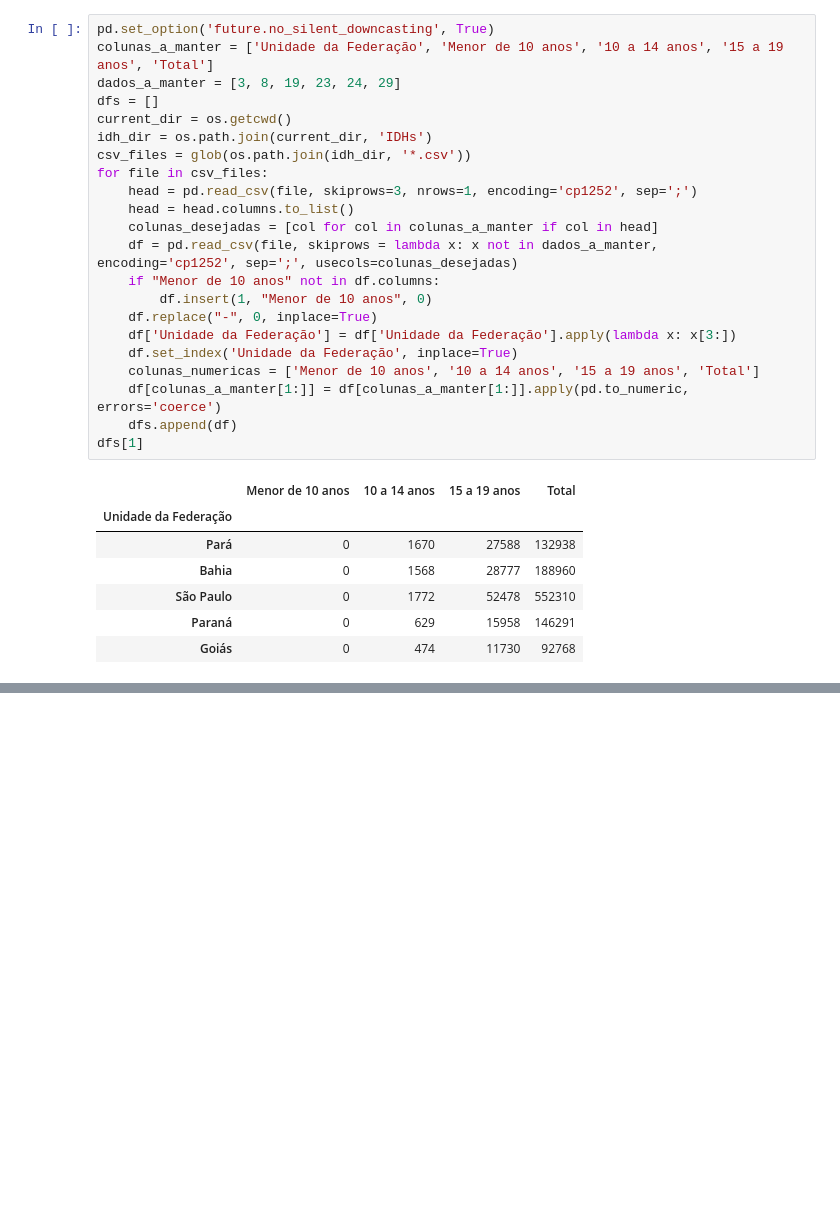
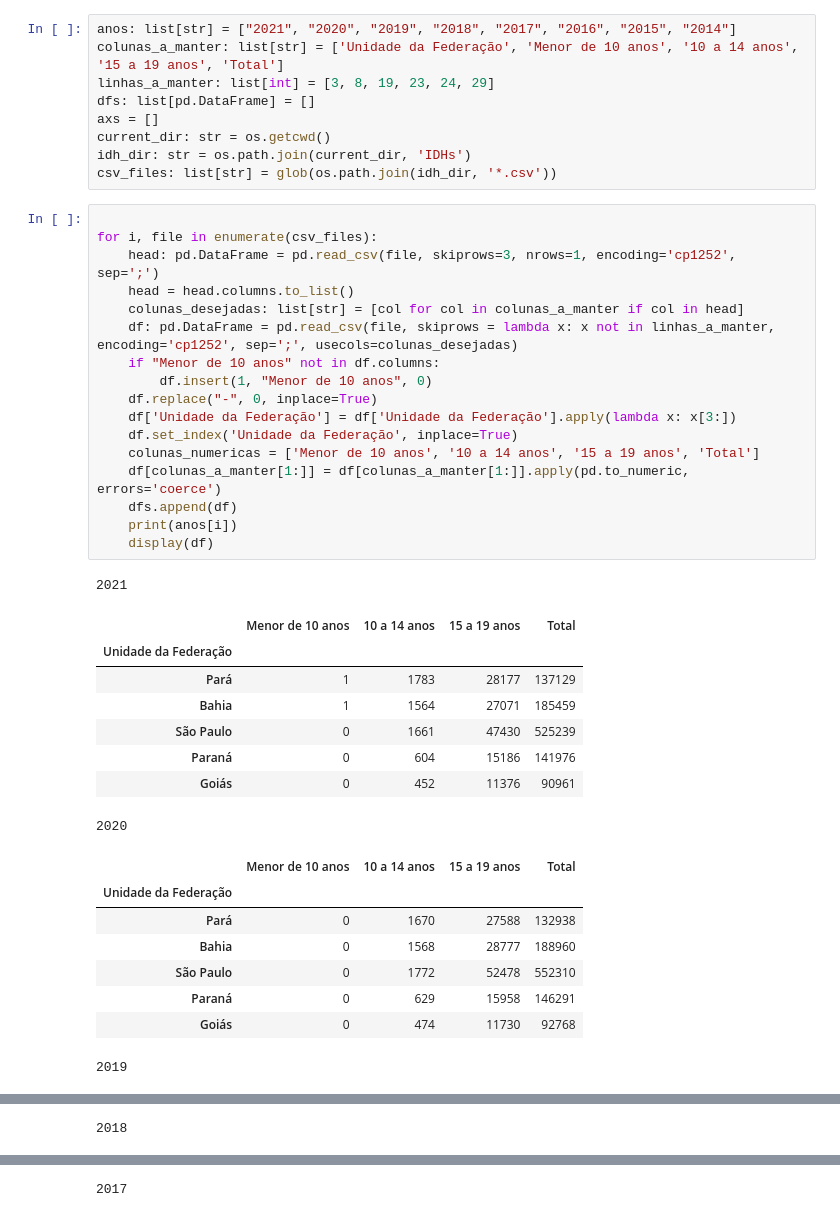
Before and after one commit to Twitche27/TDE-2024, a Jupyter notebook: grafico_Sinasc.ipynb, the cells around one changed output, grey strips where cells are left out. Cells and saved outputs as stored; diff of their text form; blank space fills up the shorter version.

```diff
--- a/grafico_Sinasc.ipynb
+++ b/grafico_Sinasc.ipynb
@@ -5,30 +7,44 @@ from glob import glob
+# %%
+anos: list[str] = ["2021", "2020", "2019", "2018", "2017", "2016", "2015", "2014"]
+colunas_a_manter: list[str] = ['Unidade da Federação', 'Menor de 10 anos', '10 a 14 anos', '15 a 19 anos', 'Total']
+linhas_a_manter: list[int] = [3, 8, 19, 23, 24, 29]
+dfs: list[pd.DataFrame] = []
+axs = []
+current_dir: str = os.getcwd()
+idh_dir: str = os.path.join(current_dir, 'IDHs')
+csv_files: list[str] = glob(os.path.join(idh_dir, '*.csv'))
 # %%
-pd.set_option('future.no_silent_downcasting', True)
-colunas_a_manter = ['Unidade da Federação', 'Menor de 10 anos', '10 a 14 anos', '15 a 19 anos', 'Total']
-dados_a_manter = [3, 8, 19, 23, 24, 29]
-dfs = []
-current_dir = os.getcwd()
-idh_dir = os.path.join(current_dir, 'IDHs')
-csv_files = glob(os.path.join(idh_dir, '*.csv'))
-for file in csv_files:
-    head = pd.read_csv(file, skiprows=3, nrows=1, encoding='cp1252', sep=';')
+
+for i, file in enumerate(csv_files):
+    head: pd.DataFrame = pd.read_csv(file, skiprows=3, nrows=1, encoding='cp1252', sep=';')
     head = head.columns.to_list()
-    colunas_desejadas = [col for col in colunas_a_manter if col in head]
-    df = pd.read_csv(file, skiprows = lambda x: x not in dados_a_manter, encoding='cp1252', sep=';', usecols=colunas_desejadas)
+    colunas_desejadas: list[str] = [col for col in colunas_a_manter if col in head]
+    df: pd.DataFrame = pd.read_csv(file, skiprows = lambda x: x not in linhas_a_manter, encoding='cp1252', sep=';', usecols=colunas_desejadas)
     if "Menor de 10 anos" not in df.columns:
         df.insert(1, "Menor de 10 anos", 0)
     df.replace("-", 0, inplace=True)
     df['Unidade da Federação'] = df['Unidade da Federação'].apply(lambda x: x[3:])
     df.set_index('Unidade da Federação', inplace=True)
     colunas_numericas = ['Menor de 10 anos', '10 a 14 anos', '15 a 19 anos', 'Total']
     df[colunas_a_manter[1:]] = df[colunas_a_manter[1:]].apply(pd.to_numeric, errors='coerce')
     dfs.append(df)
-dfs[1]
+    print(anos[i])
+    display(df)
 # %% [output]
+2021
 |  | Menor de 10 anos | 10 a 14 anos | 15 a 19 anos | Total |
 | Unidade da Federação |  |  |  |  |
-| Pará | 0 | 1670 | 27588 | 132938 |
-| Bahia | 0 | 1568 | 28777 | 188960 |
-| São Paulo | 0 | 1772 | 52478 | 552310 |
-| Paraná | 0 | 629 | 15958 | 146291 |
-| Goiás | 0 | 474 | 11730 | 92768 |
+| Pará | 1 | 1783 | 28177 | 137129 |
+| Bahia | 1 | 1564 | 27071 | 185459 |
+| São Paulo | 0 | 1661 | 47430 | 525239 |
+| Paraná | 0 | 604 | 15186 | 141976 |
+| Goiás | 0 | 452 | 11376 | 90961 |
+2020
+|  | Menor de 10 anos | 10 a 14 anos | 15 a 19 anos | Total |
+| Unidade da Federação |  |  |  |  |
+| Pará | 0 | 1670 | 27588 | 132938 |
+| Bahia | 0 | 1568 | 28777 | 188960 |
+| São Paulo | 0 | 1772 | 52478 | 552310 |
+| Paraná | 0 | 629 | 15958 | 146291 |
+| Goiás | 0 | 474 | 11730 | 92768 |
+2019
@@ -34,0 +58 @@ dfs[1]
+2018
@@ -34,0 +66 @@ dfs[1]
+2017
```
Also changed, not shown: parts of 3 cells of this notebook.
